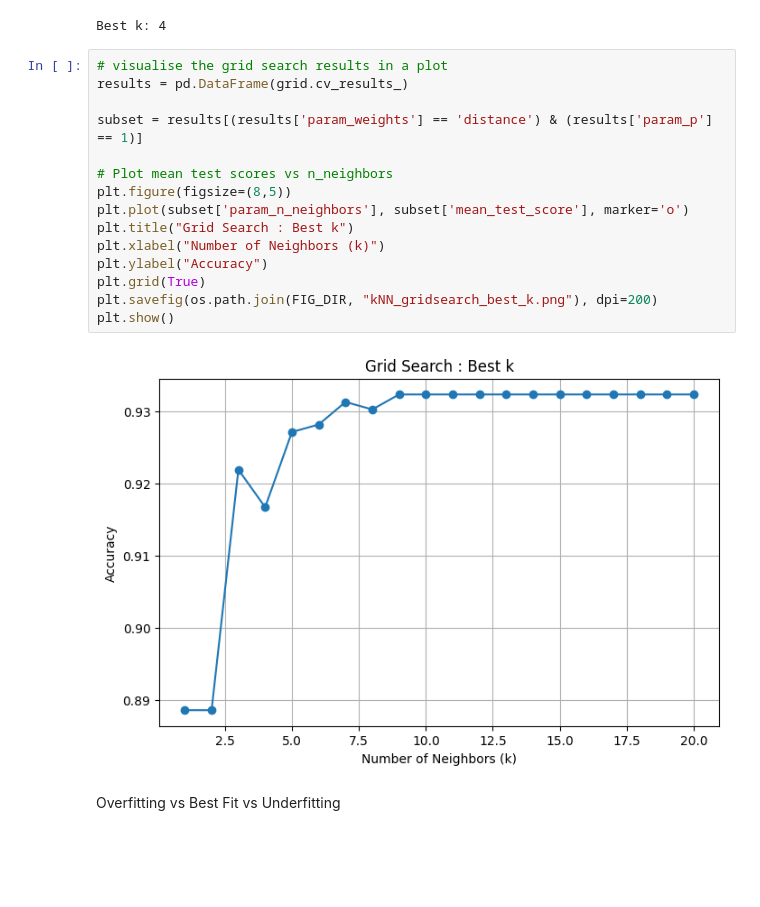
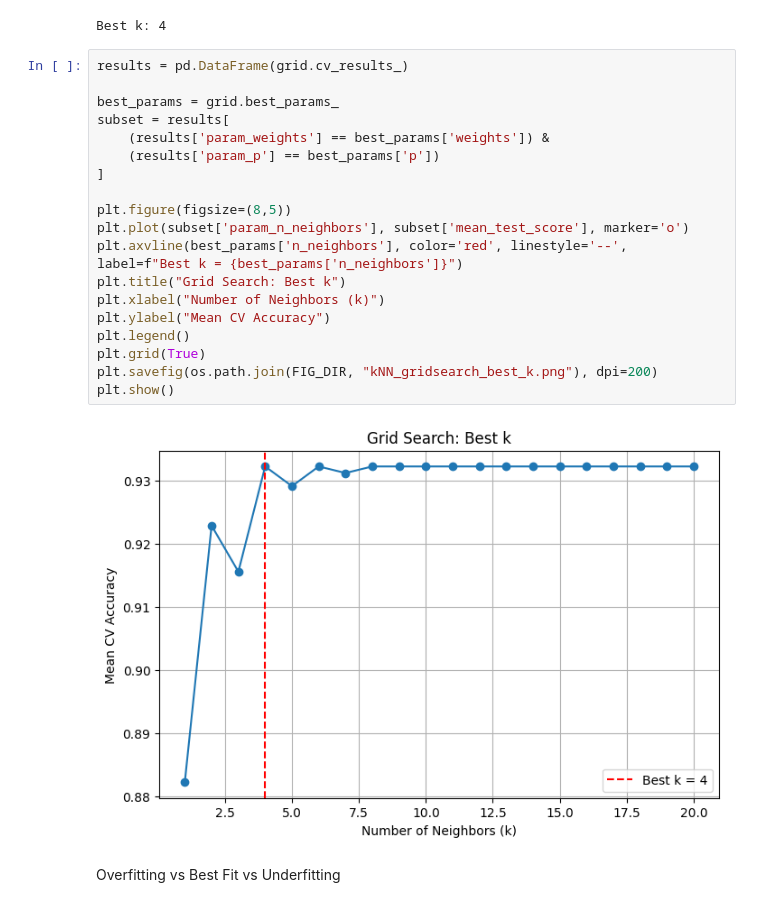
Before and after one commit to Aliff00/um-wie3007-data-mining-group14, a Jupyter notebook: notebooks/04_model_knn.ipynb, the cells around one changed output. Drawn from its saved outputs; the diff is of its cells as text; blank space fills up the shorter version.

```diff
--- a/notebooks/04_model_knn.ipynb
+++ b/notebooks/04_model_knn.ipynb
@@ -175,23 +175,27 @@ print("Best k:", grid.best_params_['n_neighbors'])
 best_knn = grid.best_estimator_
 # %% [output]
 Best k: 4
-# %%
-# visualise the grid search results in a plot
-results = pd.DataFrame(grid.cv_results_)
-
-subset = results[(results['param_weights'] == 'distance') & (results['param_p'] == 1)]
-
-# Plot mean test scores vs n_neighbors
-plt.figure(figsize=(8,5))
-plt.plot(subset['param_n_neighbors'], subset['mean_test_score'], marker='o')
-plt.title("Grid Search : Best k")
-plt.xlabel("Number of Neighbors (k)")
-plt.ylabel("Accuracy")
-plt.grid(True)
-plt.savefig(os.path.join(FIG_DIR, "kNN_gridsearch_best_k.png"), dpi=200)
-plt.show()
-# %% [output]
-[figure, removed]
+# %%
+results = pd.DataFrame(grid.cv_results_)
+
+best_params = grid.best_params_
+subset = results[
+    (results['param_weights'] == best_params['weights']) &
+    (results['param_p'] == best_params['p'])
+]
+
+plt.figure(figsize=(8,5))
+plt.plot(subset['param_n_neighbors'], subset['mean_test_score'], marker='o')
+plt.axvline(best_params['n_neighbors'], color='red', linestyle='--', label=f"Best k = {best_params['n_neighbors']}")
+plt.title("Grid Search: Best k")
+plt.xlabel("Number of Neighbors (k)")
+plt.ylabel("Mean CV Accuracy")
+plt.legend()
+plt.grid(True)
+plt.savefig(os.path.join(FIG_DIR, "kNN_gridsearch_best_k.png"), dpi=200)
+plt.show()
+# %% [output]
+[figure, added]
 # %% [markdown]
 Overfitting vs Best Fit vs Underfitting
 # %%
```
Also changed, not shown: 1 other file.
